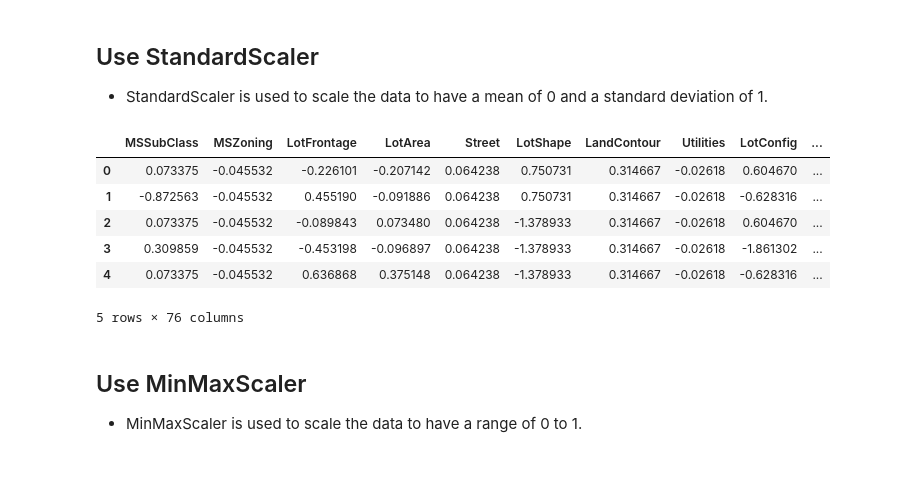
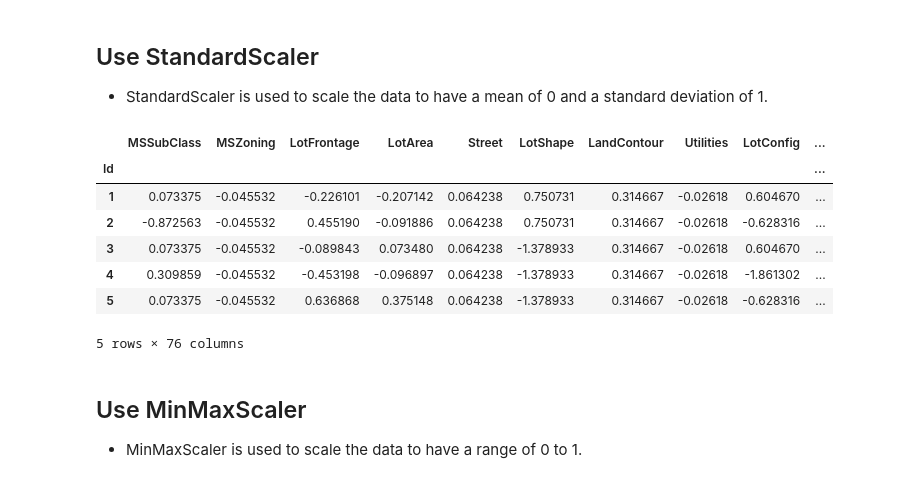
Before and after one commit to hieunguyen-cyber/Advanced_Regression, a Jupyter notebook: notebooks/feature_engineering.ipynb, the cells around one changed output. Saved outputs shown, nothing was run; the diff lists cells and outputs as text; code cells hidden in the pictures.

```diff
--- a/notebooks/feature_engineering.ipynb
+++ b/notebooks/feature_engineering.ipynb
@@ -6,7 +6,7 @@ from sklearn.preprocessing import StandardScaler, MinMaxScaler
 from sklearn.decomposition import PCA
 # %%
 # Load the data
-filepath = r'C:\Users\Admin\OneDrive - Hanoi University of Science and Technology\Training đi thi\Project\Advanced_Regression\data\raw\train.csv'
+filepath = r'../data/raw/train.csv'
 data = pd.read_csv(filepath, index_col='Id')
 # %% [markdown]
 # Fill the missing
@@ -133,13 +146,16 @@ data.select_dtypes(include=['object'])
 - StandardScaler is used to scale the data to have a mean of 0 and a standard deviation of 1.
 # %%
 scaler = StandardScaler()
-data_standardized = pd.DataFrame(scaler.fit_transform(data), columns=data.columns)
-data_standardized.head()
+data_to_scale = data.drop('SalePrice', axis=1)
+data_to_scale = pd.DataFrame(scaler.fit_transform(data_to_scale), columns=data_to_scale.columns,index=data.index)
+data_to_scale['SalePrice'] = data['SalePrice']
+data_to_scale.head()
 # %% [output]
 |  | MSSubClass | MSZoning | LotFrontage | LotArea | Street | LotShape | LandContour | Utilities | LotConfig | ... |
-| 0 | 0.073375 | -0.045532 | -0.226101 | -0.207142 | 0.064238 | 0.750731 | 0.314667 | -0.02618 | 0.604670 | ... |
-| 1 | -0.872563 | -0.045532 | 0.455190 | -0.091886 | 0.064238 | 0.750731 | 0.314667 | -0.02618 | -0.628316 | ... |
-| 2 | 0.073375 | -0.045532 | -0.089843 | 0.073480 | 0.064238 | -1.378933 | 0.314667 | -0.02618 | 0.604670 | ... |
-| 3 | 0.309859 | -0.045532 | -0.453198 | -0.096897 | 0.064238 | -1.378933 | 0.314667 | -0.02618 | -1.861302 | ... |
-| 4 | 0.073375 | -0.045532 | 0.636868 | 0.375148 | 0.064238 | -1.378933 | 0.314667 | -0.02618 | -0.628316 | ... |
+| Id |  |  |  |  |  |  |  |  |  | ... |
+| 1 | 0.073375 | -0.045532 | -0.226101 | -0.207142 | 0.064238 | 0.750731 | 0.314667 | -0.02618 | 0.604670 | ... |
+| 2 | -0.872563 | -0.045532 | 0.455190 | -0.091886 | 0.064238 | 0.750731 | 0.314667 | -0.02618 | -0.628316 | ... |
+| 3 | 0.073375 | -0.045532 | -0.089843 | 0.073480 | 0.064238 | -1.378933 | 0.314667 | -0.02618 | 0.604670 | ... |
+| 4 | 0.309859 | -0.045532 | -0.453198 | -0.096897 | 0.064238 | -1.378933 | 0.314667 | -0.02618 | -1.861302 | ... |
+| 5 | 0.073375 | -0.045532 | 0.636868 | 0.375148 | 0.064238 | -1.378933 | 0.314667 | -0.02618 | -0.628316 | ... |
 5 rows × 76 columns
```
Also changed, not shown: parts of 5 cells of this notebook, 1 other file.
